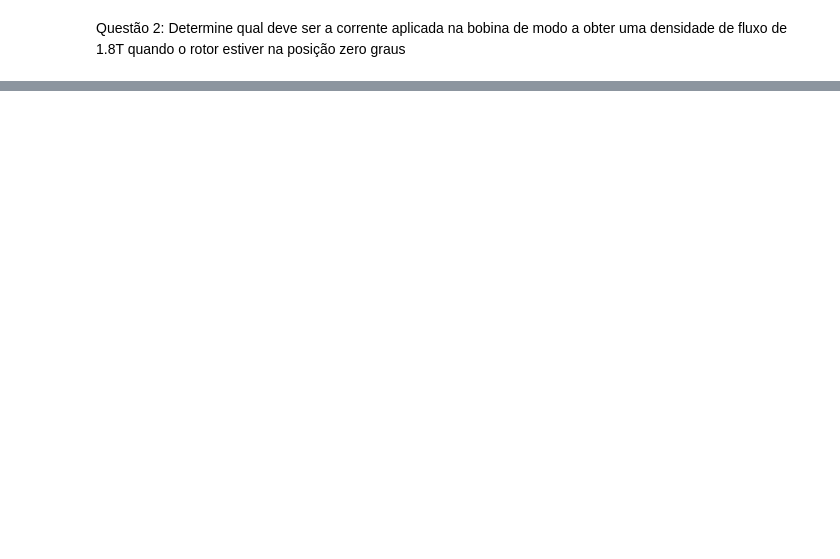
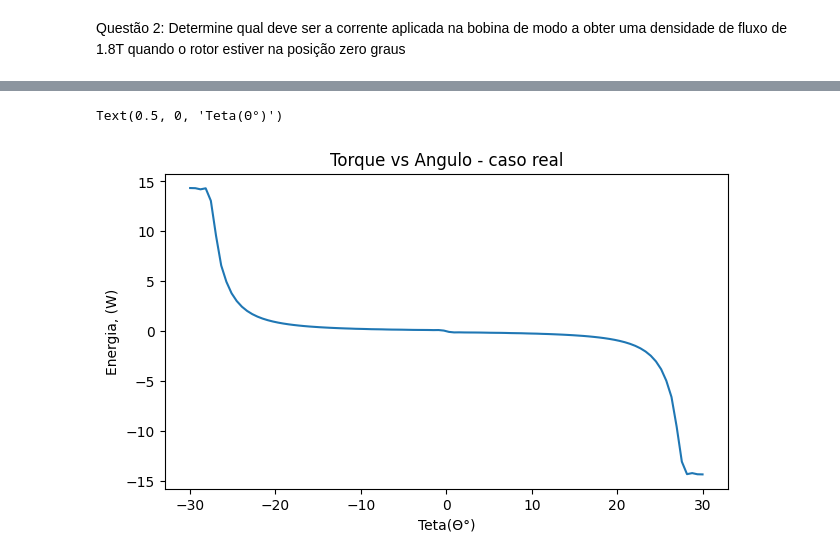
Before and after one commit to leoborgess/conversao-questao2, a Jupyter notebook: questao2.ipynb, the cells around one changed output, grey strips where cells are left out. Cells and saved outputs as stored; diff of their text form; code cells hidden in the pictures; blank space fills up the shorter version.

Commit message:
questao 2

```diff
--- a/questao2.ipynb
+++ b/questao2.ipynb
@@ -86 +84,63 @@ Para o caso real, I = 58.768
 Para o caso real, I = 14.324
+# %%
+#calcular o valor da coenergia para cada theta, recalcular corrente para mais pontos entre theta min e max
+#calcular a coenergia fazendo integração numero de lambda(i, theta)di
+#calcular o toruqe fazendo derivadação parcial em theta considerando i constante
+
+angulos_torque = np.linspace(-29.99, 29.99, NumPontos) # aumenta a densidade de pontos
+angulos_torque_rad = np.deg2rad(angulos_torque)
+I_real_torque = np.zeros(NumPontos)
+I_ideal_torque = np.zeros(NumPontos)
+Fluxo_conc_torque = np.zeros(NumPontos)
+A_util_torque = np.zeros(NumPontos)
+CoEnergia_ideal = np.zeros(NumPontos)
+CoEnergia_real = np.zeros(NumPontos)
+
+
+############################# TRECHO ABAIXO IGUAL AO DA PRIMEIRA QUESTAO, RECALCULANDO PARA MAIS VALORES DE THETA #############################
+for i in range(0, len(angulos_torque)):
+    A_util_torque[i] = R_r * D * (30 - abs(angulos_torque[i])) * np.pi / 180
+
+for i in range(0, len(A_util_torque)):
+    Area_proporcional = A_max/(A_util_torque[i])
+    for ponto in range(0, NumPontos):
+        B_fe[ponto] = (1.816/NumPontos) * ponto
+        B_ar[ponto] = B_fe[ponto] * Area_proporcional
+        Fluxo_conc_torque[ponto] = N * A_max * B_fe[ponto]
+        I_real_torque[ponto] = 1/N * ((B_ar[ponto]*2*g/mi) + H_real(B_fe[ponto])*l_ferro)
+        I_ideal_torque[ponto] = 1/N * (B_ar[ponto]*2*g/mi)
+###############################################################################################################################################
+
+    #interpolação corrente x fluxo
+    fluxo_corrente_real = CubicSpline(I_real_torque, Fluxo_conc_torque, bc_type='natural')
+    fluxo_corrente_ideal = CubicSpline(I_ideal_torque, Fluxo_conc_torque, bc_type='natural')
+
+    #reta de 0 a corrente maxima definida no item anterior
+    I_vec = np.linspace(0, Iop_real, NumPontos) #por enquanto considerar o valor da corrente apenas do caso real
+
+    fluxo_real = fluxo_corrente_real(I_vec)
+    fluxo_ideal = fluxo_corrente_ideal(I_vec)
+
+    #essa porra aqui calcula energia ao inves de coenergia
+    #CoEnergia_real[i] = sp.integrate.trapezoid(I_vec, fluxo_real)
+    #CoEnergia_ideal[i] = sp.integrate.trapezoid(I_vec, fluxo_ideal)
+
+    #coenergia
+    CoEnergia_real[i] = sp.integrate.trapezoid(fluxo_real, I_vec)
+    CoEnergia_ideal[i] = sp.integrate.trapezoid(fluxo_ideal, I_vec)
+
+InterPol_CoEnergiaReal = CubicSpline(angulos_torque, CoEnergia_real, bc_type = 'natural')
+InterPol_CoEnergiaIdeal = CubicSpline(angulos_torque, CoEnergia_ideal, bc_type = 'natural')
+
+Torque_real = InterPol_CoEnergiaReal.derivative()(angulos_torque)
+Torque_ideal = InterPol_CoEnergiaIdeal.derivative()(angulos_torque)
+
+plt.figure(figsize=(16, 9))
+plt.subplot(2, 2, 1)
+plt.plot(angulos_torque, Torque_real)
+plt.title("Torque vs Angulo - caso real")
+plt.ylabel("Energia, (W)")
+plt.xlabel("Teta(Θ°)")
+# %% [output]
+Text(0.5, 0, 'Teta(Θ°)')
+[figure, added]
```
Also changed, not shown: parts of 5 cells of this notebook.
